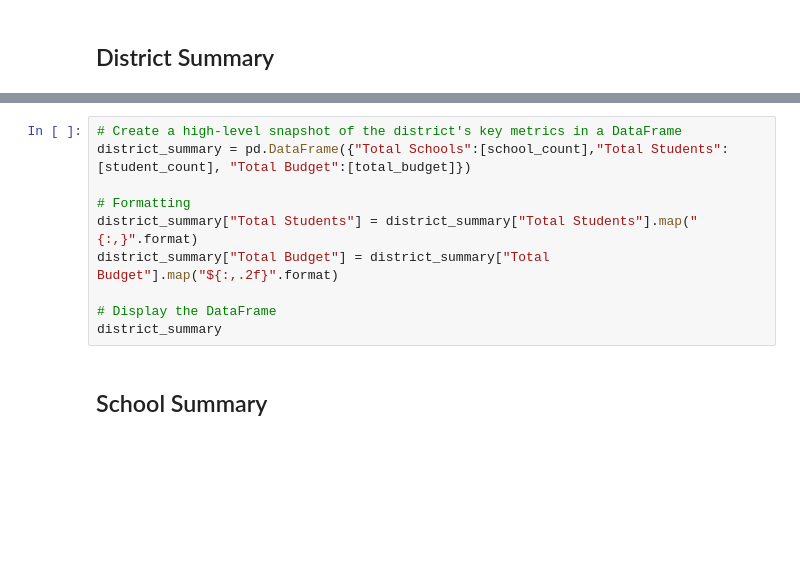
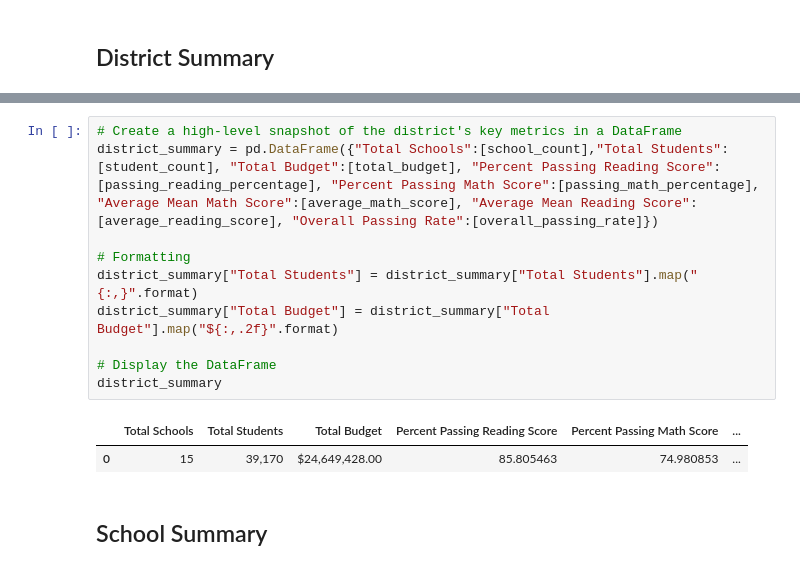
Before and after one commit to LibertyHeise/School-Performance-Analysis_Pandas, a Jupyter notebook: PyCitySchools/PyCitySchools_Liberty_Heise.ipynb, the cells around one changed output, grey strips where cells are left out. Drawn from its saved outputs; the diff is of its cells as text; blank space fills up the shorter version.

```diff
--- a/PyCitySchools/PyCitySchools_Liberty_Heise.ipynb
+++ b/PyCitySchools/PyCitySchools_Liberty_Heise.ipynb
@@ -64,13 +87,16 @@ overall_passing_rate
 # %%
 # Create a high-level snapshot of the district's key metrics in a DataFrame
-district_summary = pd.DataFrame({"Total Schools":[school_count],"Total Students":[student_count], "Total Budget":[total_budget]})
+district_summary = pd.DataFrame({"Total Schools":[school_count],"Total Students":[student_count], "Total Budget":[total_budget], "Percent Passing Reading Score":[passing_reading_percentage], "Percent Passing Math Score":[passing_math_percentage], "Average Mean Math Score":[average_math_score], "Average Mean Reading Score":[average_reading_score], "Overall Passing Rate":[overall_passing_rate]})
 
 # Formatting
 district_summary["Total Students"] = district_summary["Total Students"].map("{:,}".format)
 district_summary["Total Budget"] = district_summary["Total Budget"].map("${:,.2f}".format)
 
 # Display the DataFrame
 district_summary
+# %% [output]
+|  | Total Schools | Total Students | Total Budget | Percent Passing Reading Score | Percent Passing Math Score | ... |
+| 0 | 15 | 39,170 | $24,649,428.00 | 85.805463 | 74.980853 | ... |
 # %% [markdown]
 ## School Summary
 # %%
```
Also changed, not shown: parts of 18 cells of this notebook.
